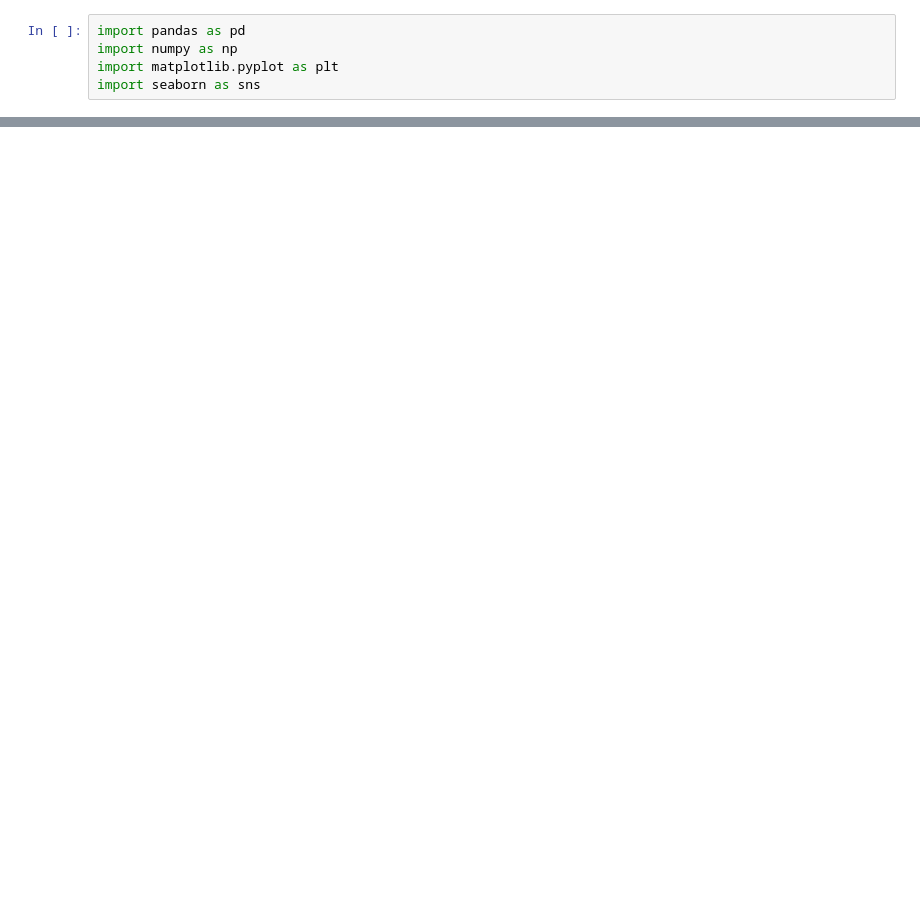
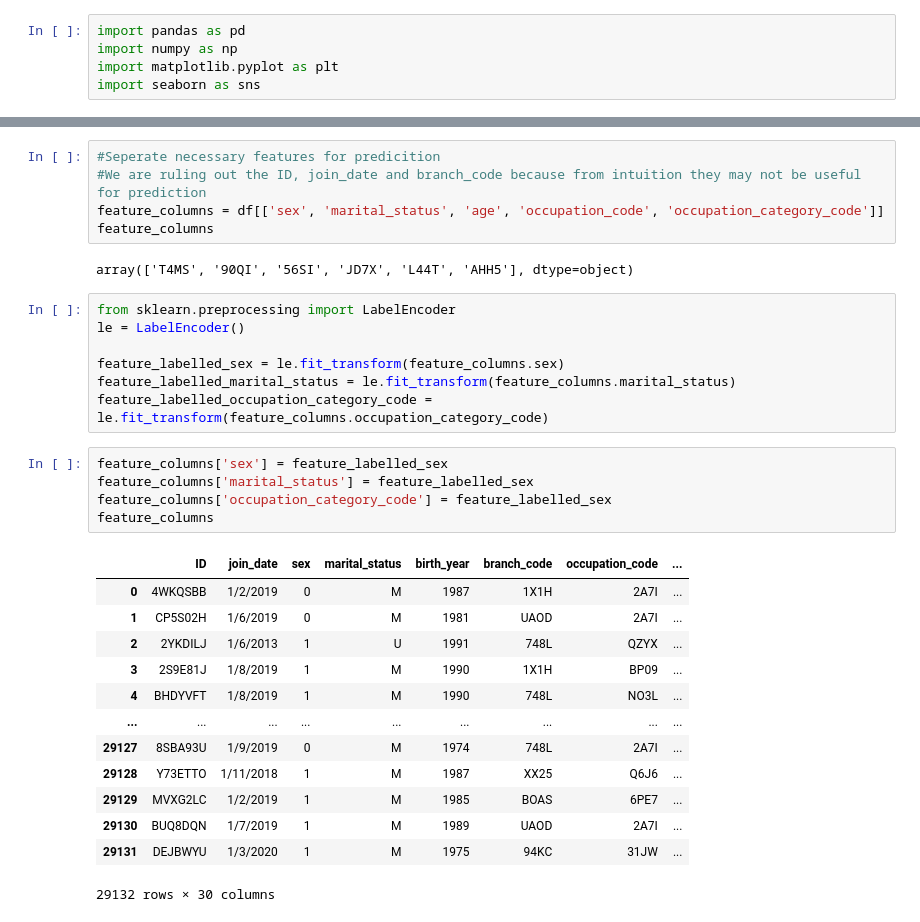
Before and after one commit to pasDamola/insurance_recommendation_system, a Jupyter notebook: insurance.ipynb, the cells around one changed output, grey strips where cells are left out. Saved outputs shown, nothing was run; the diff lists cells and outputs as text; blank space fills up the shorter version.

Commit message:
Label encoding

```diff
--- a/insurance.ipynb
+++ b/insurance.ipynb
@@ -36,0 +36,33 @@ dtype: int64
+# %%
+#Seperate necessary features for predicition
+#We are ruling out the ID, join_date and branch_code because from intuition they may not be useful for prediction
+feature_columns = df[['sex', 'marital_status', 'age', 'occupation_code', 'occupation_category_code']]
+feature_columns
+# %% [output]
+array(['T4MS', '90QI', '56SI', 'JD7X', 'L44T', 'AHH5'], dtype=object)
+# %%
+from sklearn.preprocessing import LabelEncoder
+le = LabelEncoder()
+
+feature_labelled_sex = le.fit_transform(feature_columns.sex)
+feature_labelled_marital_status = le.fit_transform(feature_columns.marital_status)
+feature_labelled_occupation_category_code = le.fit_transform(feature_columns.occupation_category_code)
+# %%
+feature_columns['sex'] = feature_labelled_sex
+feature_columns['marital_status'] = feature_labelled_sex
+feature_columns['occupation_category_code'] = feature_labelled_sex
+feature_columns
+# %% [output]
+|  | ID | join_date | sex | marital_status | birth_year | branch_code | occupation_code | ... |
+| 0 | 4WKQSBB | 1/2/2019 | 0 | M | 1987 | 1X1H | 2A7I | ... |
+| 1 | CP5S02H | 1/6/2019 | 0 | M | 1981 | UAOD | 2A7I | ... |
+| 2 | 2YKDILJ | 1/6/2013 | 1 | U | 1991 | 748L | QZYX | ... |
+| 3 | 2S9E81J | 1/8/2019 | 1 | M | 1990 | 1X1H | BP09 | ... |
+| 4 | BHDYVFT | 1/8/2019 | 1 | M | 1990 | 748L | NO3L | ... |
+| ... | ... | ... | ... | ... | ... | ... | ... | ... |
+| 29127 | 8SBA93U | 1/9/2019 | 0 | M | 1974 | 748L | 2A7I | ... |
+| 29128 | Y73ETTO | 1/11/2018 | 1 | M | 1987 | XX25 | Q6J6 | ... |
+| 29129 | MVXG2LC | 1/2/2019 | 1 | M | 1985 | BOAS | 6PE7 | ... |
+| 29130 | BUQ8DQN | 1/7/2019 | 1 | M | 1989 | UAOD | 2A7I | ... |
+| 29131 | DEJBWYU | 1/3/2020 | 1 | M | 1975 | 94KC | 31JW | ... |
+29132 rows × 30 columns
```
Also changed, not shown: parts of 4 cells of this notebook.
